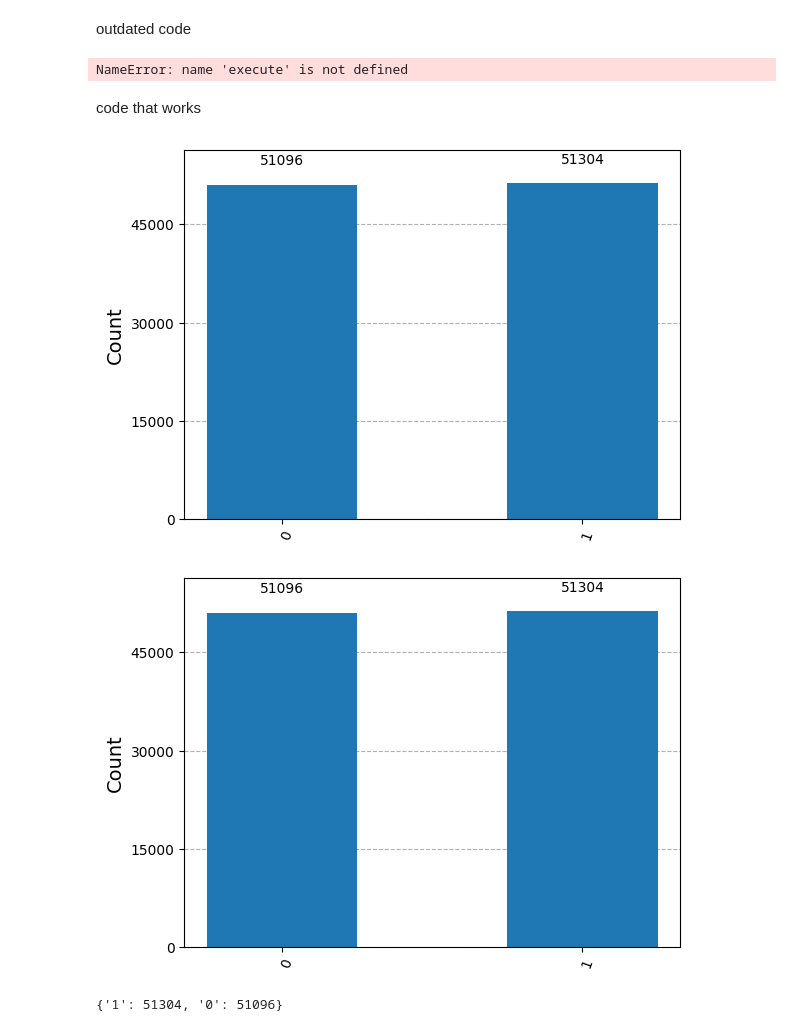
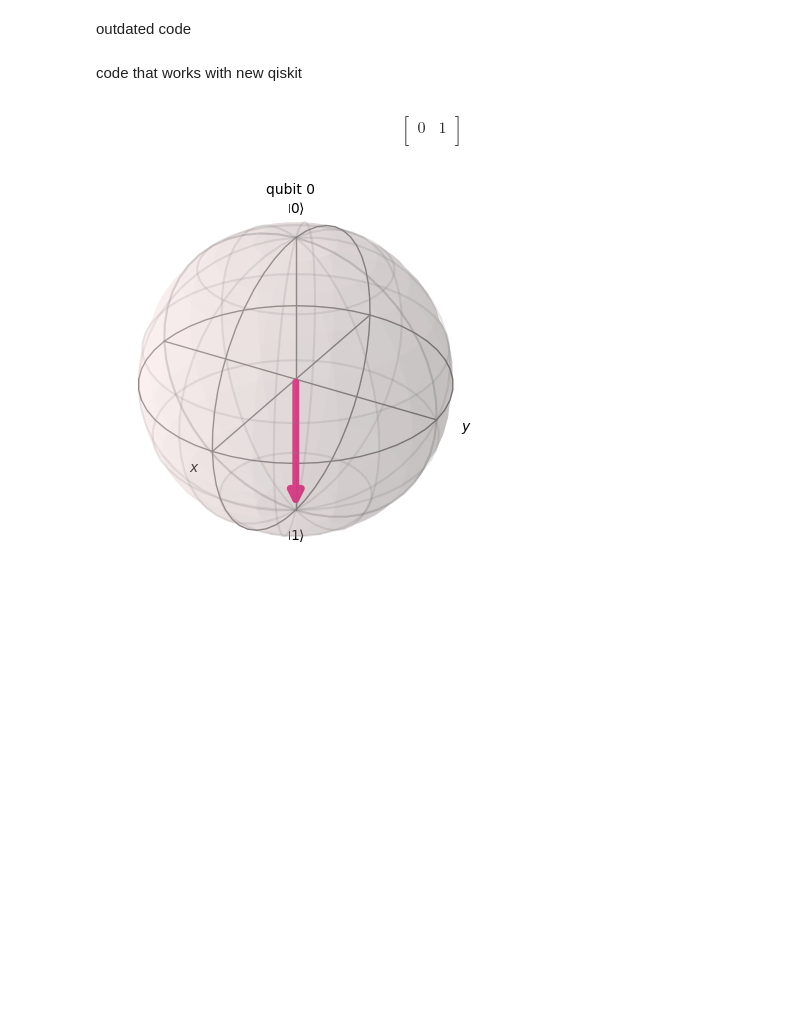
Before and after one commit to anetaaaaa/quantum-computing-fundamentals-2833097, a Jupyter notebook: First_outdated_qiskit.ipynb, the cells around one changed output. Saved outputs shown, nothing was run; the diff lists cells and outputs as text; code cells hidden in the pictures; blank space fills up the shorter version.

```diff
--- a/First_outdated_qiskit.ipynb
+++ b/First_outdated_qiskit.ipynb
@@ -17,23 +17,28 @@ circuit.measure(qr, cr)
 # %% [markdown]
 outdated code
 # %%
-simulator = Aer.get_backend('qasm_simulator')
-result = execute(circuit, backend=simulator, shots=1024).result()
-plot_histogram(result.get_counts())
+#simulator = Aer.get_backend('qasm_simulator')
+#result = execute(circuit, backend=simulator, shots=1024).result()
+#plot_histogram(result.get_counts())
-# %% [output]
-NameError: name 'execute' is not defined
 # %% [markdown]
-code that works
+code that works with new qiskit
 # %%
-backend = Aer.get_backend('qasm_simulator')
+backend = Aer.get_backend('statevector_simulator')
 
 # Simulate the circuit
-result = backend.run(circuit, shots=102400).result()
-plot_histogram(result.get_counts())
+result = backend.run(circuit).result()
+statevector = result.get_statevector()
+#plot_histogram(result.get_counts())
+array_to_latex(statevector)
 # %% [output]
-[figure, removed]
-[figure, removed]
+$$
+\begin{bmatrix}
+0 & 1  \\
+ \end{bmatrix}
+$$
 # %%
-print(result.get_counts())
+#print(result.get_counts())
-# %% [output]
-{'1': 51304, '0': 51096}
+# %%
+plot_bloch_multivector(statevector);
+# %% [output]
+[figure, added]
```
Also changed, not shown: parts of 1 cell of this notebook, 1 other file.
